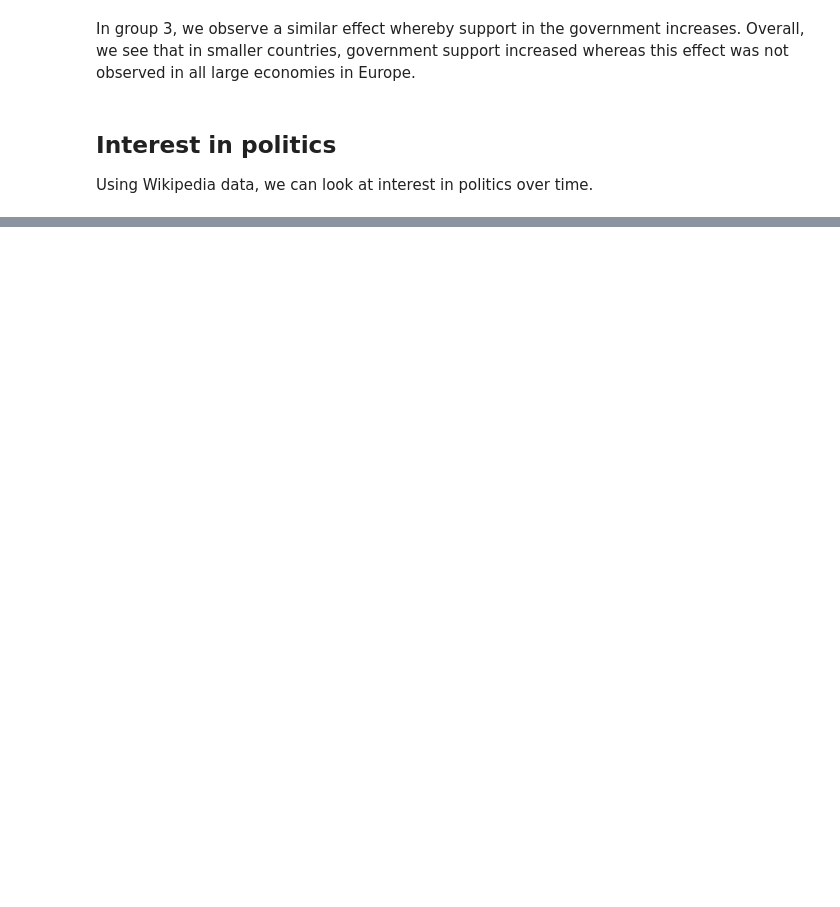
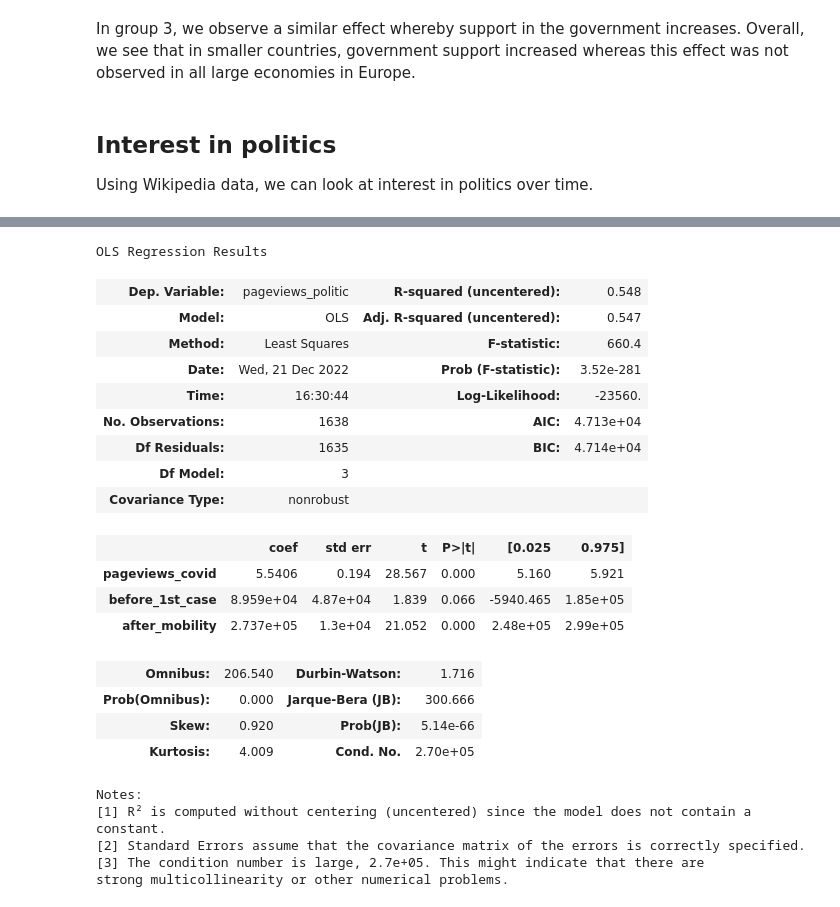
Before and after one commit to epfl-ada/ada-2022-project-zeta, a Jupyter notebook: ADAnalysis Titi.ipynb, the cells around one changed output, grey strips where cells are left out. Drawn from its saved outputs; the diff is of its cells as text; code cells hidden in the pictures; blank space fills up the shorter version.

```diff
--- a/ADAnalysis Titi.ipynb
+++ b/ADAnalysis Titi.ipynb
@@ -187,0 +298,68 @@ Group 3
+# %%
+def get_merge_pageviews(df_politic, df_covid, country, df_dates):
+    date_mobility=pd.to_datetime(df_dates.loc[country, "Mobility"].strftime("%Y-%m-%d"))
+    date_1st_case=pd.to_datetime(df_dates.loc[country, "1st case"].strftime("%Y-%m-%d"))
+    pageviews = pd.merge(df_politic, df_covid, how="inner", on="date", suffixes=['_politic', '_covid'])
+    pageviews["before_1st_case"] = (df_covid.index.to_series() < date_1st_case).astype(int)
+    pageviews["after_mobility"] = (df_covid.index.to_series() > date_mobility).astype(int)
+    pageviews["languages"] = country
+    return pageviews
+
+
+
+country = "fr"
+df_covid = get_pageviews(df_pageviews, languages[country], "covid")
+df_politic = get_pageviews(df_pageviews, languages[country], POLITICS)
+pv = get_merge_pageviews(df_politic, df_covid, country, df_dates)
+#pv.head()
+# df_politic.head()
+# df_covid.head()
+# %%
+all_pageviews = []
+for idx, group in enumerate(response_groups):
+    for country in group:
+        df_covid = get_pageviews(df_pageviews, languages[country], "covid")
+        #df_covid = (df_covid - df_covid.mean())/df_covid.std()
+        #df_covid = (df_covid - df_covid.min())/(df_covid.max() - df_covid.min())
+        df_politic = get_pageviews(df_pageviews, languages[country], POLITICS)
+        #df_politic = (df_politic - df_politic.mean())/df_politic.std()
+        #df_politic = (df_politic - df_politic.min())/(df_politic.max() - df_politic.min())
+        pv = get_merge_pageviews(df_politic, df_covid, country, df_dates)
+        #pv = pv.reset_index()
+        all_pageviews.append(pv)
+all_pageviews = pd.concat(all_pageviews)
+all_pageviews = all_pageviews.loc[pd.date_range(pd.to_datetime("2020-02-01"), pd.to_datetime("2020-07-31"))]
+
+# mod = smf.ols(formula="pageviews_politic ~ pageviews_covid + C(before_1st_case) + C(after_mobility)", data=all_pageviews)
+# res = mod.fit()
+# res.summary()
+Y = all_pageviews['pageviews_politic']
+X = all_pageviews[['pageviews_covid', 'before_1st_case', 'after_mobility']]
+
+mod = sm.OLS(Y, X)
+res = mod.fit()
+res.summary()
+# %% [output]
+OLS Regression Results
+| Dep. Variable: | pageviews_politic | R-squared (uncentered): | 0.548 |
+| Model: | OLS | Adj. R-squared (uncentered): | 0.547 |
+| Method: | Least Squares | F-statistic: | 660.4 |
+| Date: | Wed, 21 Dec 2022 | Prob (F-statistic): | 3.52e-281 |
+| Time: | 16:30:44 | Log-Likelihood: | -23560. |
+| No. Observations: | 1638 | AIC: | 4.713e+04 |
+| Df Residuals: | 1635 | BIC: | 4.714e+04 |
+| Df Model: | 3 |  |  |
+| Covariance Type: | nonrobust |  |  |
+|  | coef | std err | t | P>|t| | [0.025 | 0.975] |
+| pageviews_covid | 5.5406 | 0.194 | 28.567 | 0.000 | 5.160 | 5.921 |
+| before_1st_case | 8.959e+04 | 4.87e+04 | 1.839 | 0.066 | -5940.465 | 1.85e+05 |
+| after_mobility | 2.737e+05 | 1.3e+04 | 21.052 | 0.000 | 2.48e+05 | 2.99e+05 |
+| Omnibus: | 206.540 | Durbin-Watson: | 1.716 |
+| Prob(Omnibus): | 0.000 | Jarque-Bera (JB): | 300.666 |
+| Skew: | 0.920 | Prob(JB): | 5.14e-66 |
+| Kurtosis: | 4.009 | Cond. No. | 2.70e+05 |
+Notes:
+[1] R² is computed without centering (uncentered) since the model does not contain a constant.
+[2] Standard Errors assume that the covariance matrix of the errors is correctly specified.
+[3] The condition number is large, 2.7e+05. This might indicate that there are
+strong multicollinearity or other numerical problems.
```
Also changed, not shown: parts of 20 cells of this notebook.
